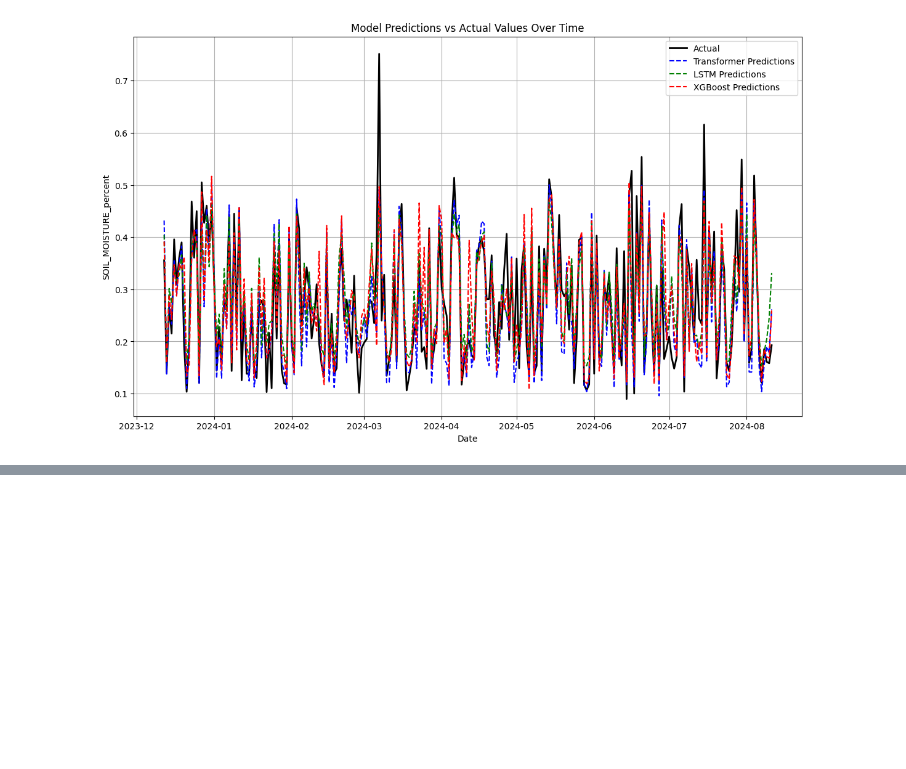
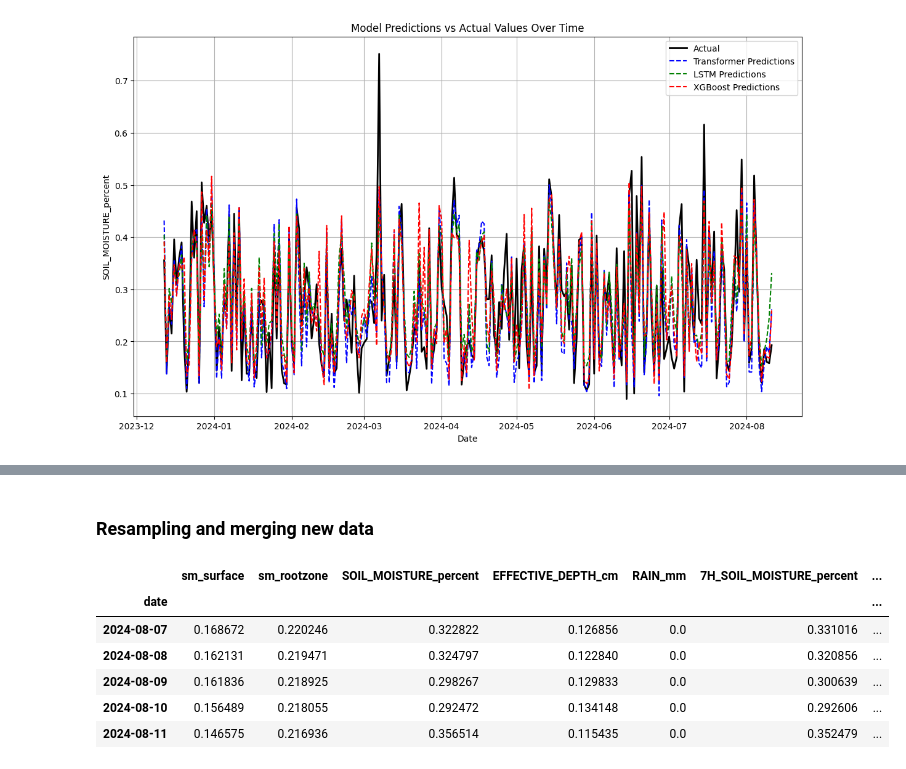
Before and after one commit to top-data/Soil_moisture, a Jupyter notebook: sm_cosmoz_inputs.ipynb, the cells around one changed output, grey strips where cells are left out. Cells and saved outputs as stored; diff of their text form; code cells hidden in the pictures; blank space fills up the shorter version.

```diff
--- a/sm_cosmoz_inputs.ipynb
+++ b/sm_cosmoz_inputs.ipynb
@@ -426,0 +482,25 @@ plt.show()
+# %%
+# Parameters
+sat_product = 'NASA/SMAP/SPL4SMGP/007'
+bands = ['sm_surface', 'sm_rootzone']
+gps = [146.299, -35.005] # station11 (site: Yanco)
+start_date = datetime(2023, 8, 15)
+end_date = datetime(2024, 8, 15)
+
+# Empty list to store DataFrames
+dfs = []
+
+# Loop through the date range in 3-month intervals
+current_start = start_date
+while current_start < end_date:
+    current_end = min(current_start + timedelta(days=90), end_date)
+    df = download_smap_data(current_start.strftime('%Y-%m-%d'), current_end.strftime('%Y-%m-%d'), sat_product, bands, gps)
+    dfs.append(df)
+    current_start = current_end
+
+# Combine all DataFrames into one
+smap_df = pd.concat(dfs)
+
+# Process the combined DataFrame
+smap_df['date'] = pd.to_datetime(smap_df['date'])  # Convert 'date' to datetime
+smap_df.set_index('date', inplace=True)  # Set 'date' as index
@@ -426,0 +553,22 @@ plt.show()
+# %% [markdown]
+### Resampling and merging new data
+# %%
+# Resample smap_df to daily and average values
+smap_df_daily = smap_df.resample('D').mean()
+
+# Resample staion7_soilM to daily and average values
+staion11_soilM_daily = staion11_soilM.resample('D').mean()/100
+
+# Merge the two dataframes on 'date'
+merged_df = pd.merge(smap_df_daily, staion11_soilM_daily, on='date', how='inner')
+
+# Display the merged dataframe
+merged_df.tail()
+# %% [output]
+|  | sm_surface | sm_rootzone | SOIL_MOISTURE_percent | EFFECTIVE_DEPTH_cm | RAIN_mm | 7H_SOIL_MOISTURE_percent | ... |
+| date |  |  |  |  |  |  | ... |
+| 2024-08-07 | 0.168672 | 0.220246 | 0.322822 | 0.126856 | 0.0 | 0.331016 | ... |
+| 2024-08-08 | 0.162131 | 0.219471 | 0.324797 | 0.122840 | 0.0 | 0.320856 | ... |
+| 2024-08-09 | 0.161836 | 0.218925 | 0.298267 | 0.129833 | 0.0 | 0.300639 | ... |
+| 2024-08-10 | 0.156489 | 0.218055 | 0.292472 | 0.134148 | 0.0 | 0.292606 | ... |
+| 2024-08-11 | 0.146575 | 0.216936 | 0.356514 | 0.115435 | 0.0 | 0.352479 | ... |
```
Also changed, not shown: parts of 15 cells of this notebook.
